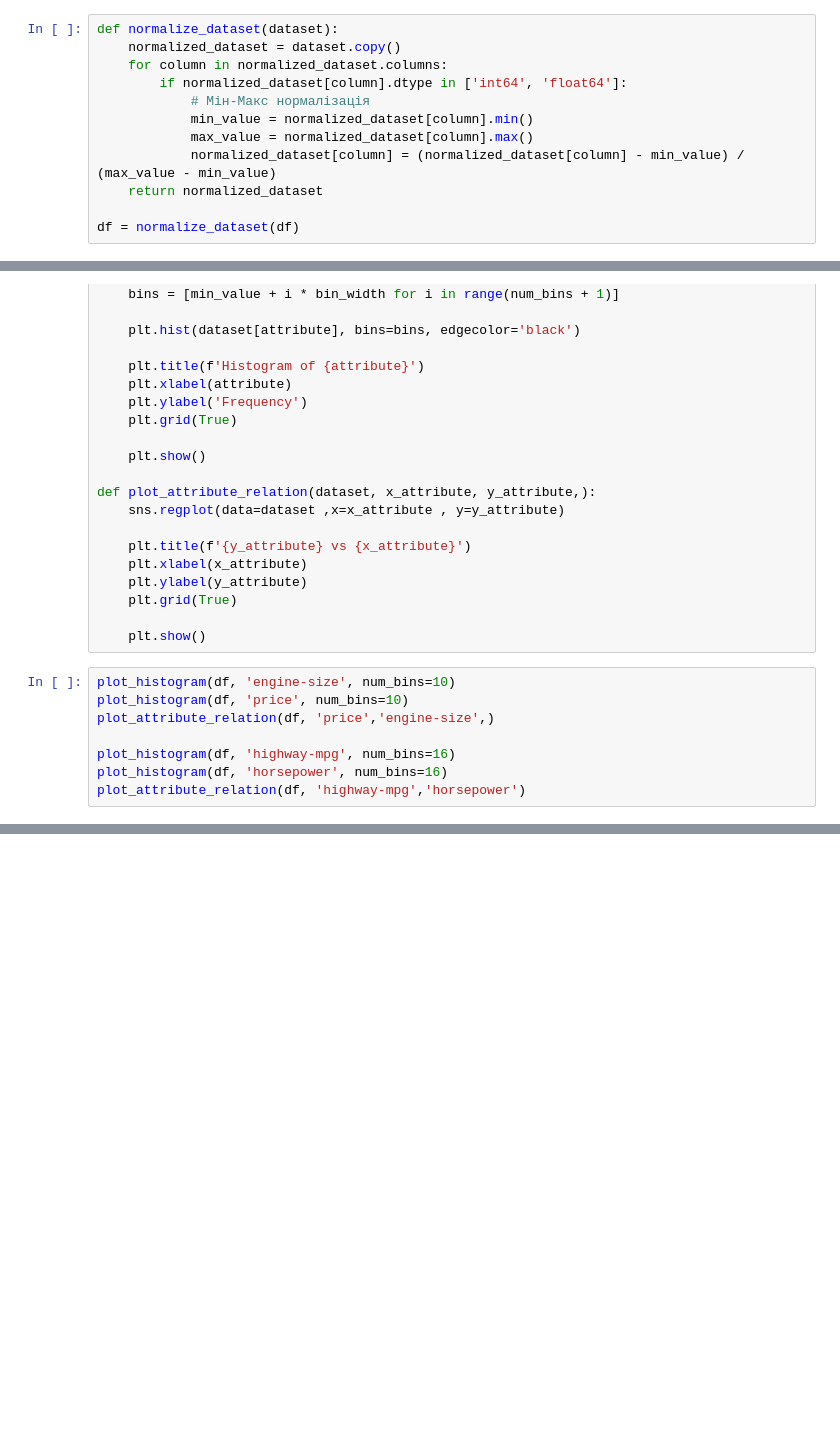
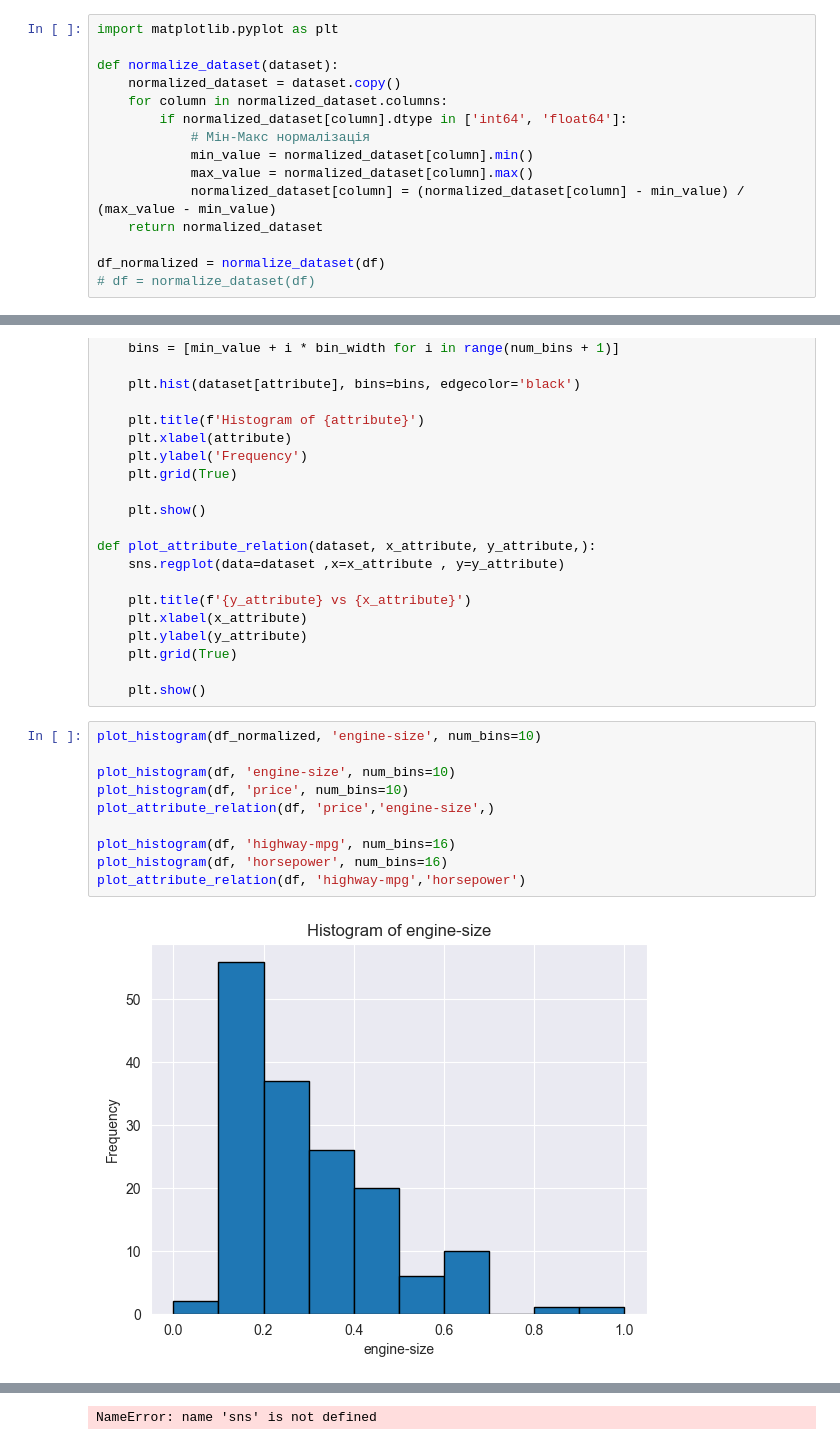
Before and after one commit to StudentKp79/lab_ad, a Jupyter notebook: lab_4_2.ipynb, the cells around one changed output, grey strips where cells are left out. Cells and saved outputs as stored; diff of their text form; blank space fills up the shorter version.

```diff
--- a/lab_4_2.ipynb
+++ b/lab_4_2.ipynb
@@ -40,4 +32,6 @@ msno.matrix(df)
 # %%
+import matplotlib.pyplot as plt
+
 def normalize_dataset(dataset):
     normalized_dataset = dataset.copy()
     for column in normalized_dataset.columns:
@@ -48,7 +42,8 @@ def normalize_dataset(dataset):
             normalized_dataset[column] = (normalized_dataset[column] - min_value) / (max_value - min_value)
     return normalized_dataset
 
-df = normalize_dataset(df)
+df_normalized = normalize_dataset(df)
+# df = normalize_dataset(df)
 # %%
 def plot_histogram(dataset, attribute, num_bins=10):
     min_value = dataset[attribute].min()
@@ -75,10 +70,14 @@ def plot_attribute_relation(dataset, x_attribute, y_attribute,):
 
     plt.show()
 # %%
+plot_histogram(df_normalized, 'engine-size', num_bins=10)
+
 plot_histogram(df, 'engine-size', num_bins=10)
 plot_histogram(df, 'price', num_bins=10)
 plot_attribute_relation(df, 'price','engine-size',)
 
 plot_histogram(df, 'highway-mpg', num_bins=16)
 plot_histogram(df, 'horsepower', num_bins=16)
 plot_attribute_relation(df, 'highway-mpg','horsepower')
+# %% [output]
+[figure, added]
@@ -85 +86,2 @@ plot_attribute_relation(df, 'highway-mpg','horsepower')
+NameError: name 'sns' is not defined
 # %%
```
Also changed, not shown: parts of 11 cells of this notebook, 9 other files.
